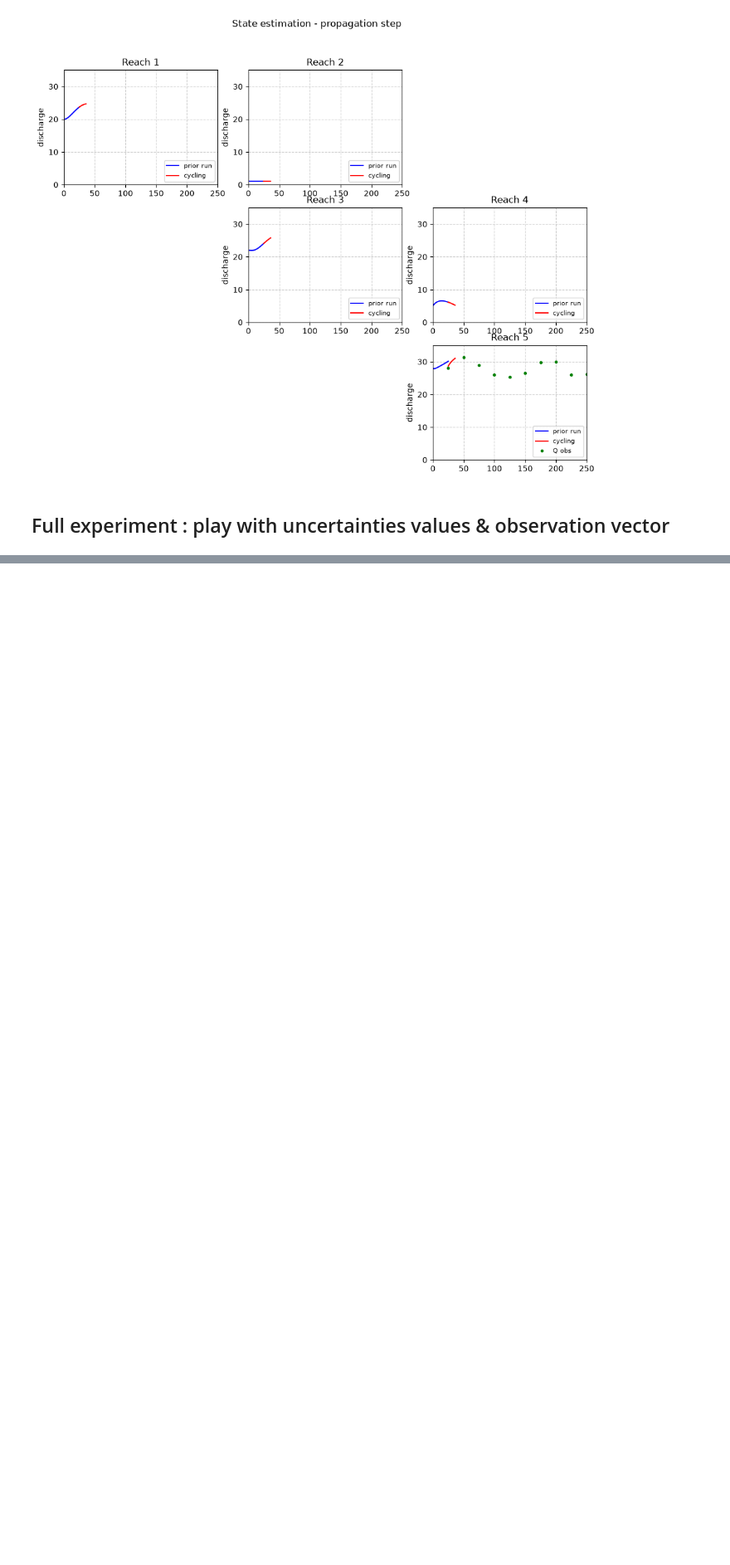
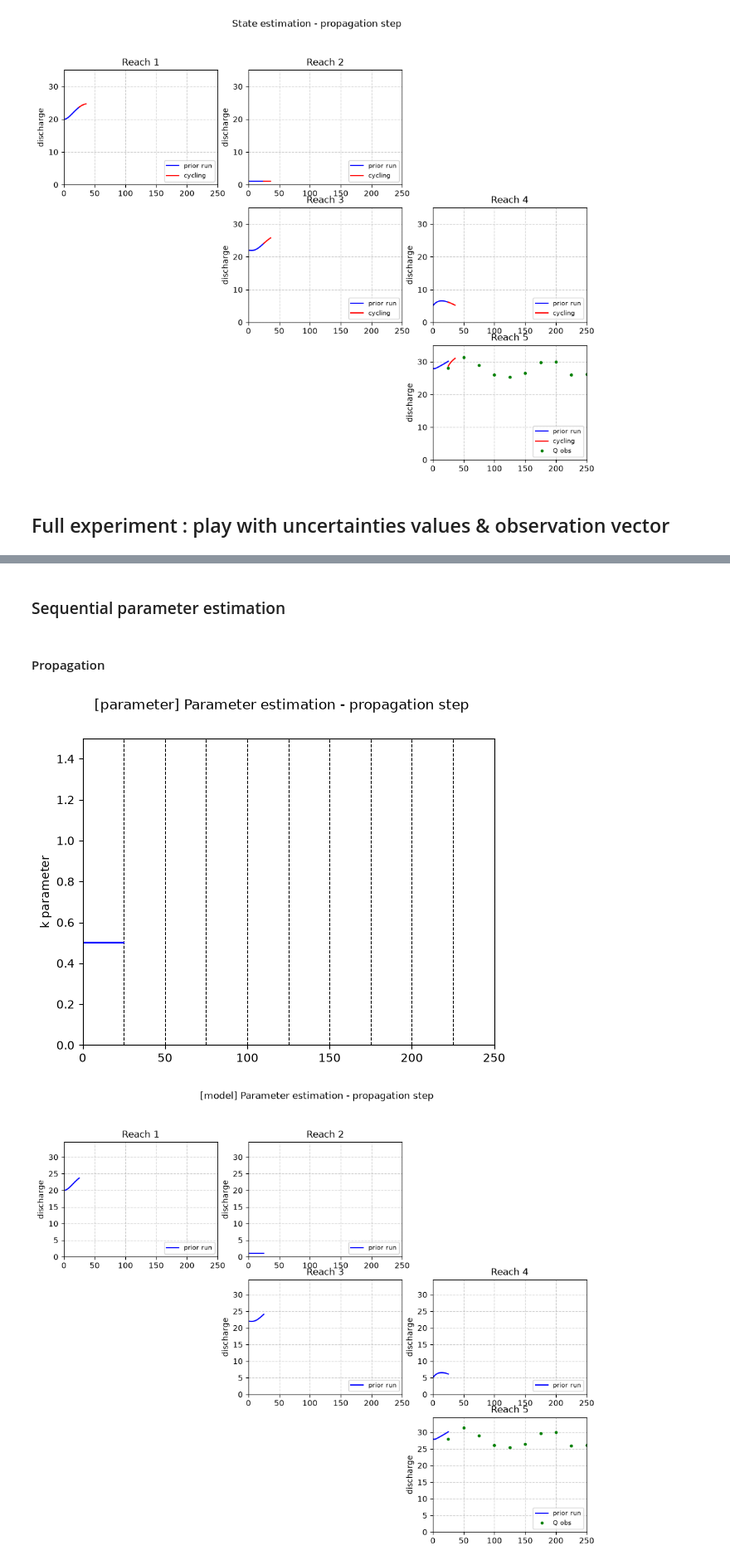
Before and after one commit to ch-m-emery/VSEO-6-Training-Sessions-Data-Assimilation, a Jupyter notebook: introduction_to_data_assimilation.ipynb, the cells around one changed output, grey strips where cells are left out. Shown at 83% size. Cells and saved outputs as stored; diff of their text form; code cells hidden in the pictures; blank space fills up the shorter version.

```diff
--- a/introduction_to_data_assimilation.ipynb
+++ b/introduction_to_data_assimilation.ipynb
@@ -170,0 +168,2 @@ param_assim.perform_assim()
+# %%
+dct_ctl = {"experiment_type": "parameter", "variable": "k"}
@@ -170,0 +174,12 @@ param_assim.perform_assim()
+# %% [markdown]
+### Sequential parameter estimation
+# %% [markdown]
+#### Propagation
+# %%
+my_assim = DAExperiment(forward_model=forward_model,
+                            dct_obs=dct_obs_1,
+                            dct_ctl=dct_ctl)
+xb, qb_run = my_assim.perform_parameter_estimation_propagation()
+# %% [output]
+[figure, added]
+[figure, added]
```
Also changed, not shown: parts of 22 cells of this notebook.
